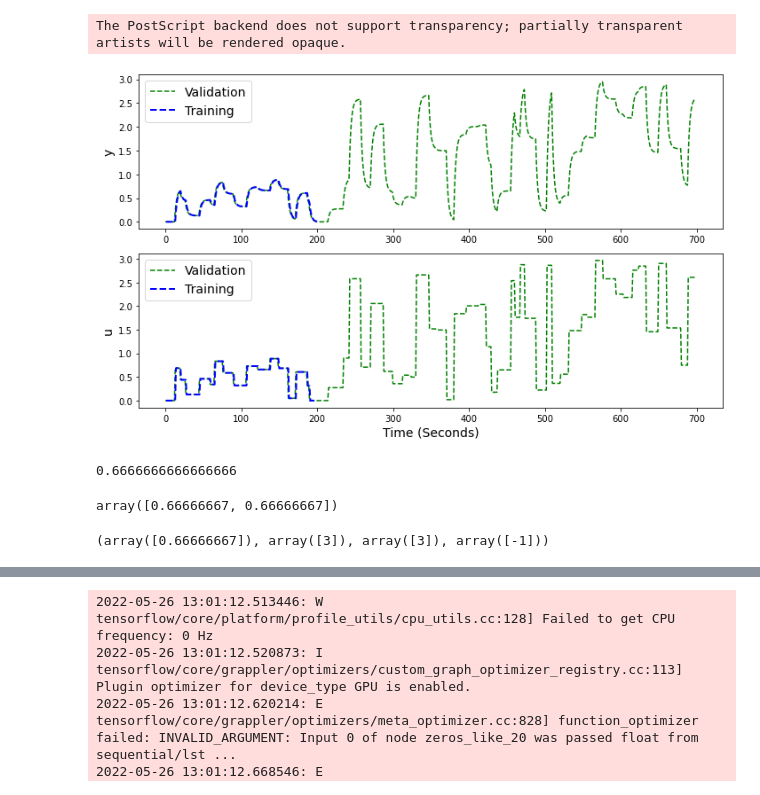
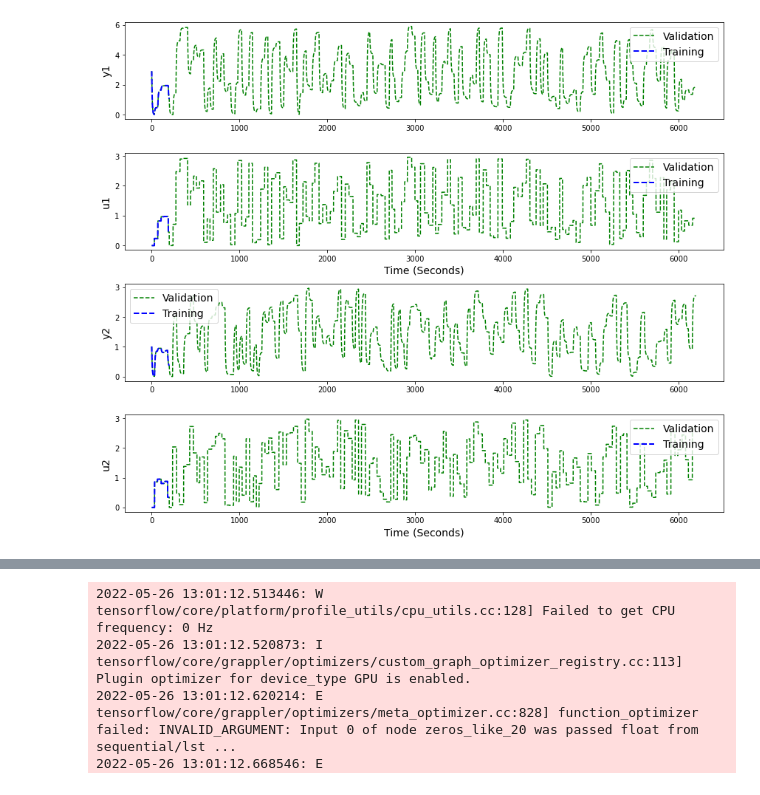
Before and after one commit to BYU-PRISM/Transformer_MPC, a Jupyter notebook: 03_HybridModel/pinn_fopdt_mimo.ipynb, the cells around one changed output, grey strips where cells are left out. Saved outputs shown, nothing was run; the diff lists cells and outputs as text; code cells hidden in the pictures.

```diff
--- a/03_HybridModel/pinn_fopdt_mimo.ipynb
+++ b/03_HybridModel/pinn_fopdt_mimo.ipynb
@@ -106,6 +106,15 @@ def save_gif_PIL(outfile, files, fps=5, loop=0):
     imgs[0].save(fp=outfile, format='GIF', append_images=imgs[1:], save_all=True, duration=int(1000/fps), loop=loop)
 # %%
 # Load Data
-data1 = pd.read_pickle('open_loop_data_SISO_narrow.pkl') # for LOSS 1 (NN Training)
-data2 = pd.read_pickle('open_loop_data_SISO_wide.pkl') # for Loss 2 (PINN)
+data1 = pd.read_pickle('MIMO_open_loop_data_start.pkl') # for LOSS 1 (NN Training)
+data2 = pd.read_pickle('MIMO_open_loop_data_6000.pkl') # for Loss 2 (PINN)
+
+data1 = np.transpose(data1)
+data2 = np.transpose(data2)
+
+data1=pd.DataFrame(data1)
+data1.columns=['u1','u2','y1','y2']
+data2 = pd.DataFrame(data2)
+data2.columns=['u1','u2','y1','y2']
+
 data3 = pd.concat([data1, data2], ignore_index=True) # for validation
@@ -112,30 +137,41 @@ data3 = pd.concat([data1, data2], ignore_index=True) # for validation
 # %%
 path ="figs_result/"
 # %%
-plt.figure(figsize=(10,6))
-plt.subplot(211)
-plt.plot(data3["y"], 'g--',  label='Validation')
-plt.plot(data1["y"], 'b--', linewidth=2, label='Training')
-
-plt.ylabel("y",fontsize=14)
+plt.figure(figsize=(12,10))
+plt.subplot(411)
+plt.plot(data3["y1"], 'g--',  label='Validation')
+plt.plot(data1["y1"], 'b--', linewidth=2, label='Training')
+plt.ylabel("y1",fontsize=14)
 plt.legend(fontsize=14)
 
-plt.subplot(212)
-plt.plot(data3["u"], 'g--',label='Validation')
-plt.plot(data1["u"], 'b--',linewidth=2,label='Training')
-plt.ylabel("u",fontsize=14)
+plt.subplot(412)
+plt.plot(data3["u1"], 'g--',label='Validation')
+plt.plot(data1["u1"], 'b--',linewidth=2,label='Training')
+plt.ylabel("u1",fontsize=14)
+plt.xlabel("Time (Seconds)", fontsize=14)
+plt.legend(fontsize=14)
+
+plt.subplot(413)
+plt.plot(data3["y2"], 'g--',  label='Validation')
+plt.plot(data1["y2"], 'b--', linewidth=2, label='Training')
+plt.ylabel("y2",fontsize=14)
+plt.legend(fontsize=14)
+
+plt.subplot(414)
+plt.plot(data3["u2"], 'g--',label='Validation')
+plt.plot(data1["u2"], 'b--',linewidth=2,label='Training')
+plt.ylabel("u2",fontsize=14)
 plt.xlabel("Time (Seconds)", fontsize=14)
 plt.legend(fontsize=14)
 
 plt.tight_layout()
 
-plt.savefig(path + 'FOPDT Data for PINN training.eps', format='eps')
-plt.savefig(path + 'FOPDT Data for PINN training.png', format='png')
+# plt.savefig(path + 'FOPDT Data for PINN training.eps', format='eps')
+# plt.savefig(path + 'FOPDT Data for PINN training.png', format='png')
 
 plt.show()
 # %% [output]
-The PostScript backend does not support transparency; partially transparent artists will be rendered opaque.
-[figure, old version]
+[figure, new version]
 # %%
 # Data scaling
 
@@ -172,15 +208,3 @@ model_params['yscale'] = s2
 model_params['window'] = window
 
 dump(model_params, open('model_param.pkl', 'wb'))
-# %%
-2/3
-# %% [output]
-0.6666666666666666
-# %%
-s1.scale_
-# %% [output]
-array([0.66666667, 0.66666667])
-# %%
-s2.scale_, s2.data_max_, s2.data_range_, s2.min_
-# %% [output]
-(array([0.66666667]), array([3]), array([3]), array([-1]))
```
Also changed, not shown: parts of 4 cells of this notebook, 7 other files.
